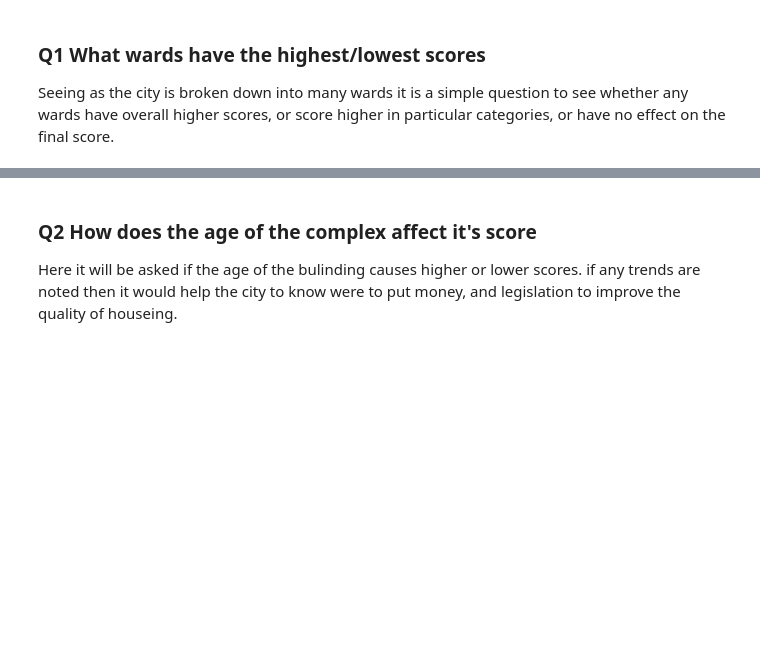
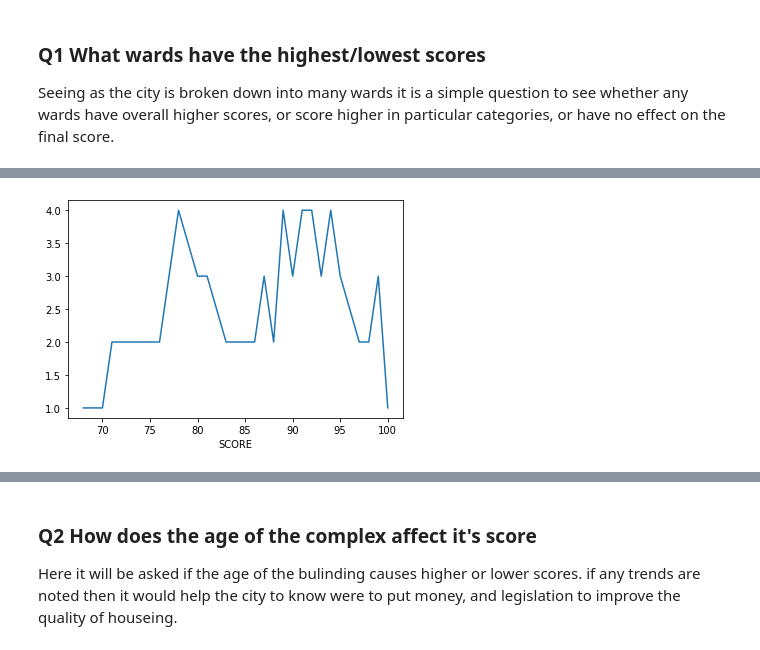
Before and after one commit to Seg-fau1t/CSCI-2000U-Final-Project-Group-6, a Jupyter notebook: My Work/Project-Group-6-Proposal.ipynb, the cells around one changed output, grey strips where cells are left out. Saved outputs shown, nothing was run; the diff lists cells and outputs as text; code cells hidden in the pictures; blank space fills up the shorter version.

Commit message:
basic insight into the data
the number have been crunched, now we just have to report on the
findings.

```diff
--- a/My Work/Project-Group-6-Proposal.ipynb
+++ b/My Work/Project-Group-6-Proposal.ipynb
@@ -283,6 +303,35 @@ Each of these data sets had its own reasons for analysis but the rentsafe data s
 ## Preliminary Questions
 
 In the proposal we set fourth question that would provide insightfull, and usefull conclusions. now in the final report we will answer these questions, and several others that have been made in the interim from the proposal till now.
+# %%
+# usefull methods
+
+def normalize_scores(df):
+    Q1 = df['SCORE'].quantile(0.25)
+    Q3 = df['SCORE'].quantile(0.75)
+    IQR = Q3 - Q1
+    normal = ~( (df['SCORE'] > (Q3 + 1.5 * IQR)) | (df['SCORE'] < (Q1 - 1.5 * IQR)) )
+    return df[normal].copy()
+
+def most_recent_reports(df):
+    return df.sort_values(by='YEAR_EVALUATED', ascending=False).drop_duplicates(subset=['RSN']).copy()
+
+def oldest_reports(df):
+    return df.sort_values(by='YEAR_EVALUATED').drop_duplicates(subset=['RSN']).copy()
+
+def rel_check(df, col1, col2):
+    print(f'Corralation: {round(df[col1].corr(df[col2]), 6)}')
+    print(f'R^2: {round(df[col1].corr(df[col2]) ** 2, 6)}')
+    print(f'Covariance: {round(df[col1].cov(df[col2]), 6)}\n')
+
+# derived colums
+df = df.assign(AGE=df['YEAR_BUILT'].apply(lambda x : 2021 - x))
+
+# prefiltered df
+recent_df = most_recent_reports(df)
+oldest_df = oldest_reports(df)
+noldest_df = normalize_scores(oldest_reports(df))
+normal_df = normalize_scores(most_recent_reports(df))
 # %% [markdown]
 ### Q1 What wards have the highest/lowest scores
 
@@ -289,0 +361,5 @@ Seeing as the city is broken down into many wards it is a simple question to see
+# %%
+ward_17 = normal_df[normal_df['WARD'] == 17]
+ward_17.pivot_table(columns=['SCORE'], aggfunc='size').plot();
+# %% [output]
+[figure, added]
```
Also changed, not shown: parts of 23 cells of this notebook.
